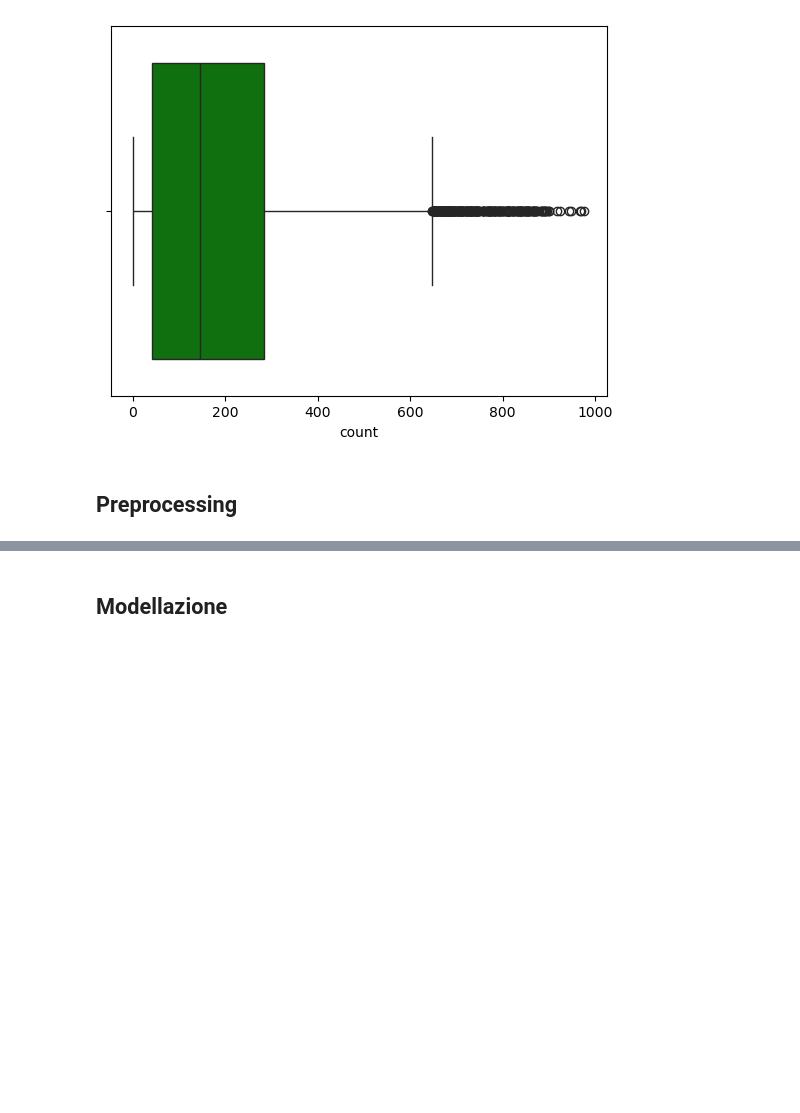
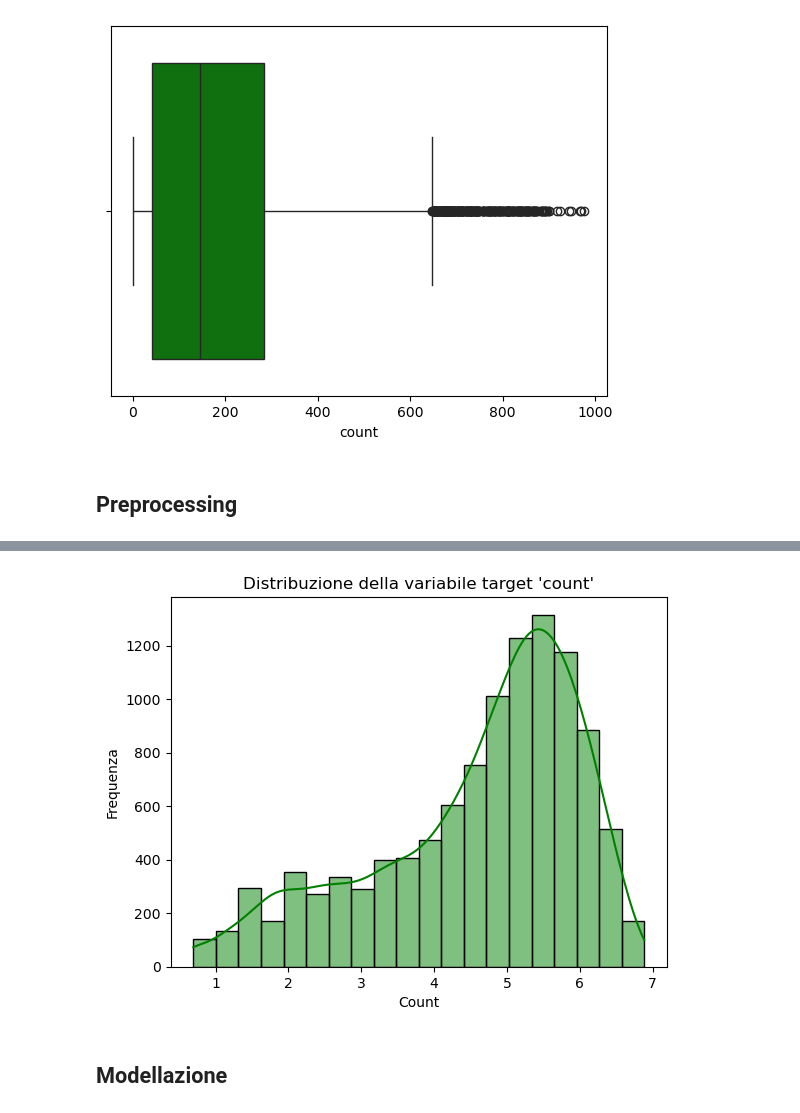
Before and after one commit to SkybunNataliia/Progetto-AI, a Jupyter notebook: report.ipynb, the cells around one changed output, grey strips where cells are left out. Drawn from its saved outputs; the diff is of its cells as text; code cells hidden in the pictures; blank space fills up the shorter version.

```diff
--- a/report.ipynb
+++ b/report.ipynb
@@ -147,0 +160,21 @@ plt.show()
+# %%
+# Drop colonne ridondanti
+df = df.drop(columns=["datetime", "hour", "day", "month"])
+# %%
+# One-hot encoding (season e weather)
+
+season_map = {1: 'spring', 2: 'summer', 3: 'fall', 4: 'winter'}
+weather_map = {1: 'clear', 2: 'mist', 3: 'light_mix', 4: 'heavy_mix'}
+
+df['season'] = df['season'].map(season_map)
+df['weather'] = df['weather'].map(weather_map)
+
+categorical_cols = ['season', 'weather']
+
+encoder = OneHotEncoder(sparse_output=False, drop=None)
+
+encoded = encoder.fit_transform(df[categorical_cols])
+
+encoded_df = pd.DataFrame(encoded, columns=encoder.get_feature_names_out(categorical_cols), index=df.index)
+
+df = pd.concat([df.drop(columns=categorical_cols), encoded_df], axis=1)
@@ -148 +191,12 @@ plt.show()
+# %%
+# Log trasformazione della colonna 'count'
+df['count'] = np.log1p(df['count'])
+# %%
+sns.histplot(data=df, x='count', kde=True, bins=20, color="green")
+plt.title("Distribuzione della variabile target 'count'")
+plt.xlabel("Count")
+plt.ylabel("Frequenza")
+plt.show()
+# %% [output]
+[figure, added]
 # %%
```
Also changed, not shown: parts of 13 cells of this notebook, 4 other files.
